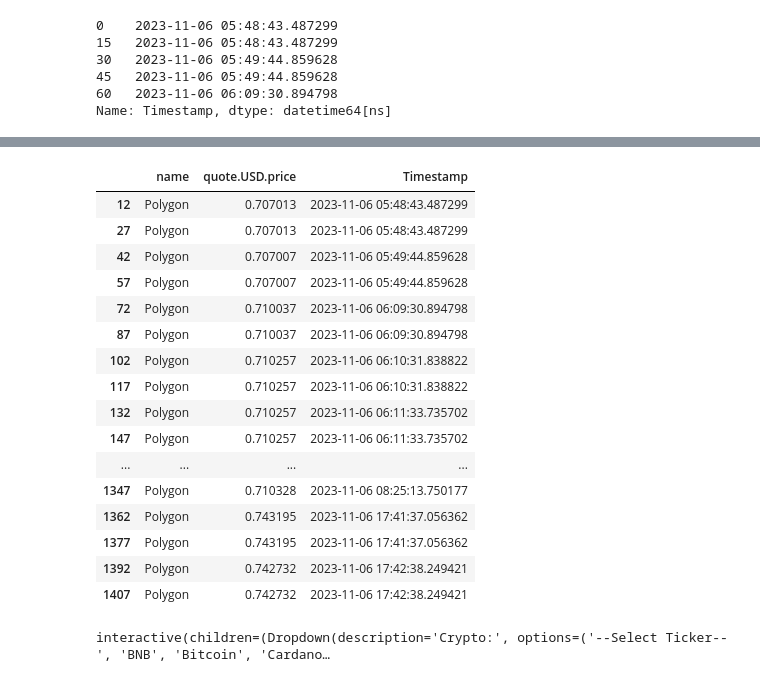
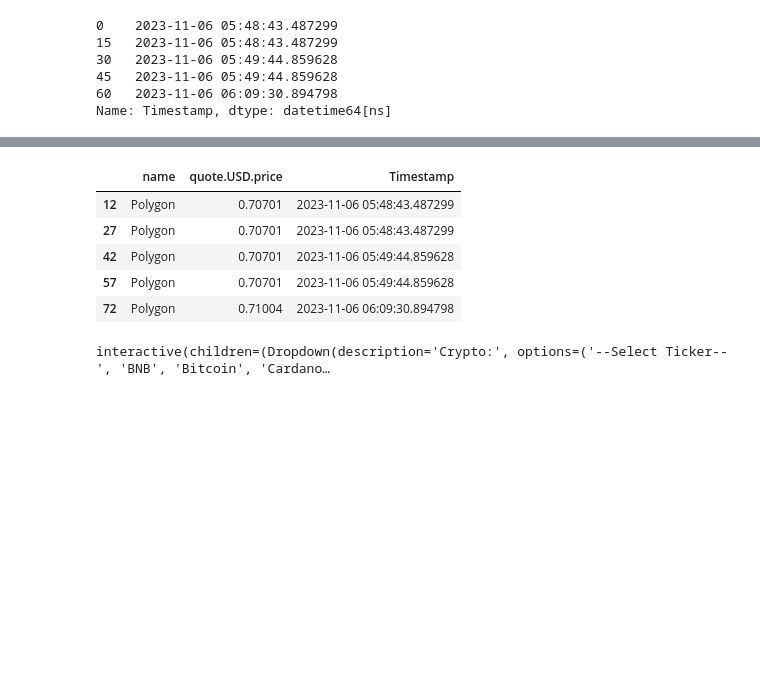
Before and after one commit to cherylxlee/Analysis_Projects, a Jupyter notebook: Crypto API Automation.ipynb, the cells around one changed output, grey strips where cells are left out. Saved outputs shown, nothing was run; the diff lists cells and outputs as text; code cells hidden in the pictures; blank space fills up the shorter version.

```diff
--- a/Crypto API Automation.ipynb
+++ b/Crypto API Automation.ipynb
@@ -348,27 +266,14 @@ fig.show()
 # %%
-import plotly.graph_objs as go
-
 df11 = df72[['name','quote.USD.price','Timestamp']]
 df11 = df11.query("name == 'Polygon'")
-df11
+df11.head()
 # %% [output]
 |  | name | quote.USD.price | Timestamp |
-| 12 | Polygon | 0.707013 | 2023-11-06 05:48:43.487299 |
-| 27 | Polygon | 0.707013 | 2023-11-06 05:48:43.487299 |
-| 42 | Polygon | 0.707007 | 2023-11-06 05:49:44.859628 |
-| 57 | Polygon | 0.707007 | 2023-11-06 05:49:44.859628 |
-| 72 | Polygon | 0.710037 | 2023-11-06 06:09:30.894798 |
-| 87 | Polygon | 0.710037 | 2023-11-06 06:09:30.894798 |
-| 102 | Polygon | 0.710257 | 2023-11-06 06:10:31.838822 |
-| 117 | Polygon | 0.710257 | 2023-11-06 06:10:31.838822 |
-| 132 | Polygon | 0.710257 | 2023-11-06 06:11:33.735702 |
-| 147 | Polygon | 0.710257 | 2023-11-06 06:11:33.735702 |
-| ... | ... | ... | ... |
-| 1347 | Polygon | 0.710328 | 2023-11-06 08:25:13.750177 |
-| 1362 | Polygon | 0.743195 | 2023-11-06 17:41:37.056362 |
-| 1377 | Polygon | 0.743195 | 2023-11-06 17:41:37.056362 |
-| 1392 | Polygon | 0.742732 | 2023-11-06 17:42:38.249421 |
-| 1407 | Polygon | 0.742732 | 2023-11-06 17:42:38.249421 |
+| 12 | Polygon | 0.70701 | 2023-11-06 05:48:43.487299 |
+| 27 | Polygon | 0.70701 | 2023-11-06 05:48:43.487299 |
+| 42 | Polygon | 0.70701 | 2023-11-06 05:49:44.859628 |
+| 57 | Polygon | 0.70701 | 2023-11-06 05:49:44.859628 |
+| 72 | Polygon | 0.71004 | 2023-11-06 06:09:30.894798 |
 # %%
 from ipywidgets import interact, Dropdown
 
```
Also changed, not shown: parts of 14 cells of this notebook.
